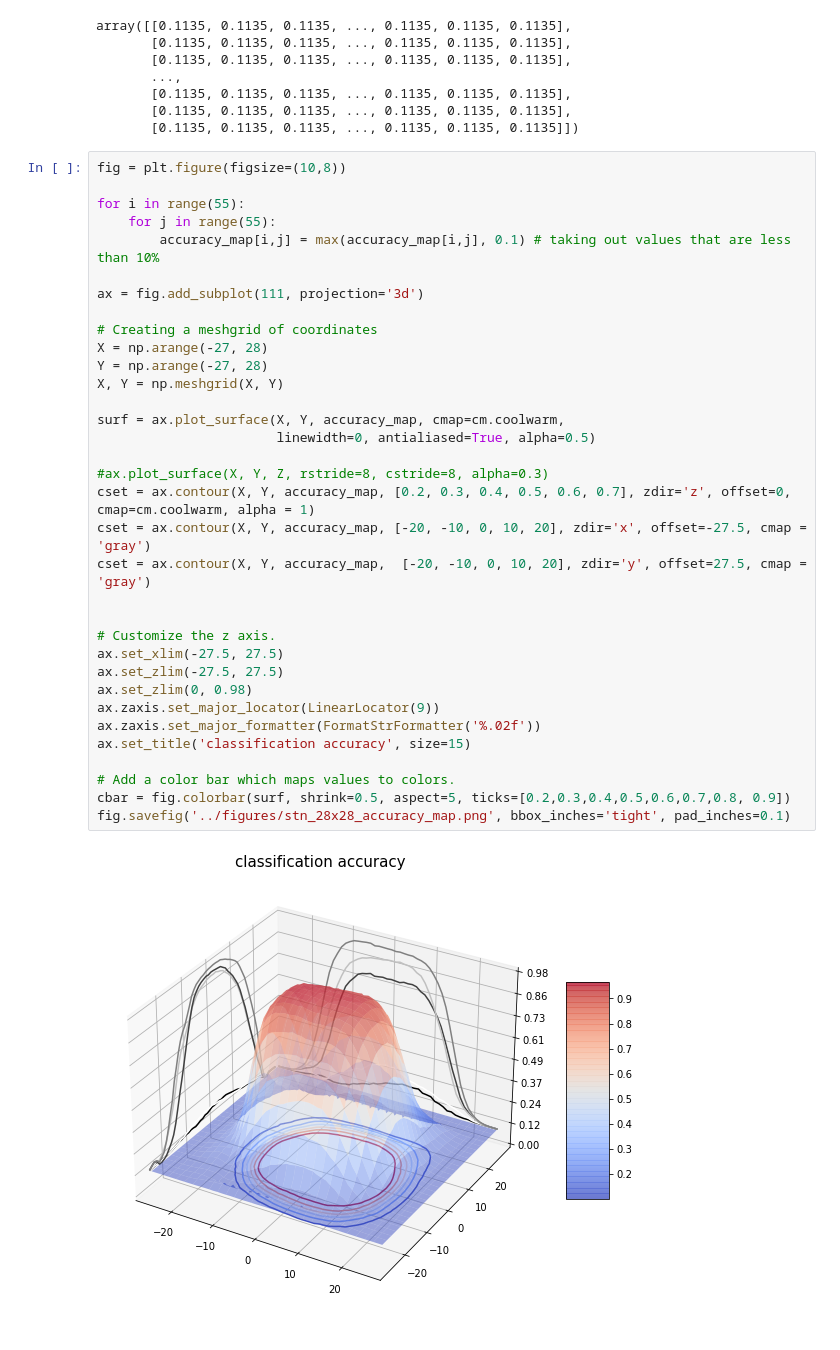
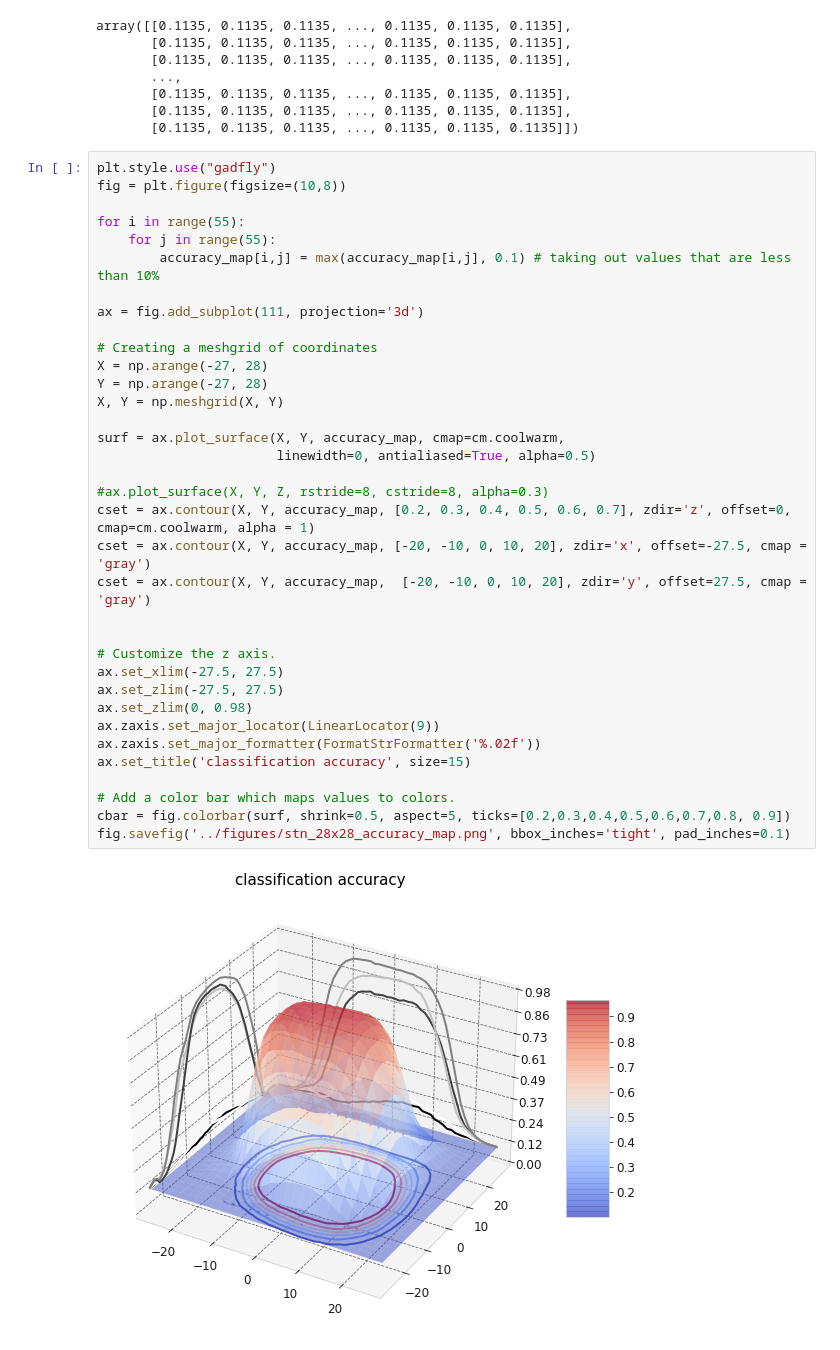
Before and after one commit to dabane-ghassan/int-lab-book, a Jupyter notebook: src/stn_28x28.ipynb, the cells around one changed output. Cells and saved outputs as stored; diff of their text form.

```diff
--- a/src/stn_28x28.ipynb
+++ b/src/stn_28x28.ipynb
@@ -528,6 +528,7 @@ array([[0.1135, 0.1135, 0.1135, ..., 0.1135, 0.1135, 0.1135],
        [0.1135, 0.1135, 0.1135, ..., 0.1135, 0.1135, 0.1135],
        [0.1135, 0.1135, 0.1135, ..., 0.1135, 0.1135, 0.1135]])
 # %%
+plt.style.use("gadfly")
 fig = plt.figure(figsize=(10,8))
 
 for i in range(55):
@@ -535,31 +536,31 @@ for i in range(55):
         accuracy_map[i,j] = max(accuracy_map[i,j], 0.1) # taking out values that are less than 10%
 
 ax = fig.add_subplot(111, projection='3d')
 
 # Creating a meshgrid of coordinates
 X = np.arange(-27, 28)
 Y = np.arange(-27, 28)
 X, Y = np.meshgrid(X, Y)
 
 surf = ax.plot_surface(X, Y, accuracy_map, cmap=cm.coolwarm,
                        linewidth=0, antialiased=True, alpha=0.5)
 
 #ax.plot_surface(X, Y, Z, rstride=8, cstride=8, alpha=0.3)
 cset = ax.contour(X, Y, accuracy_map, [0.2, 0.3, 0.4, 0.5, 0.6, 0.7], zdir='z', offset=0, cmap=cm.coolwarm, alpha = 1)
 cset = ax.contour(X, Y, accuracy_map, [-20, -10, 0, 10, 20], zdir='x', offset=-27.5, cmap = 'gray')
 cset = ax.contour(X, Y, accuracy_map,  [-20, -10, 0, 10, 20], zdir='y', offset=27.5, cmap = 'gray')
 
 
 # Customize the z axis.
 ax.set_xlim(-27.5, 27.5)
 ax.set_zlim(-27.5, 27.5)
 ax.set_zlim(0, 0.98)
 ax.zaxis.set_major_locator(LinearLocator(9))
 ax.zaxis.set_major_formatter(FormatStrFormatter('%.02f'))
 ax.set_title('classification accuracy', size=15)
 
 # Add a color bar which maps values to colors.
 cbar = fig.colorbar(surf, shrink=0.5, aspect=5, ticks=[0.2,0.3,0.4,0.5,0.6,0.7,0.8, 0.9])
 fig.savefig('../figures/stn_28x28_accuracy_map.png', bbox_inches='tight', pad_inches=0.1)
 # %% [output]
-[figure, old version]
+[figure, new version]
```
Also changed, not shown: parts of 1 cell of this notebook, 1 other file.
